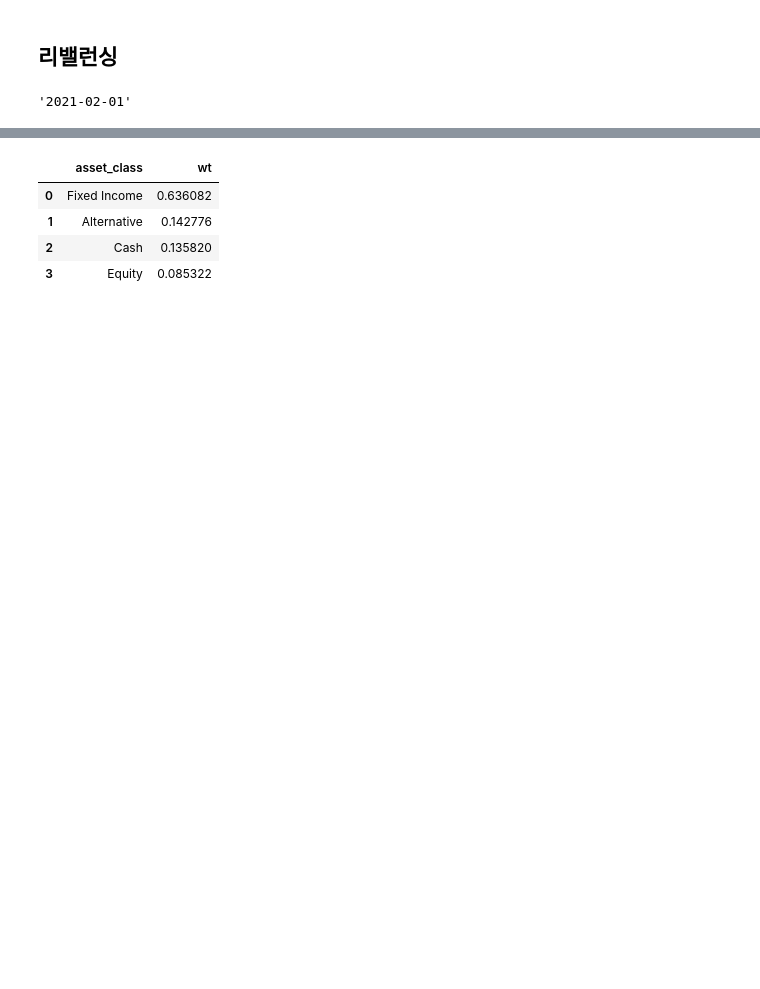
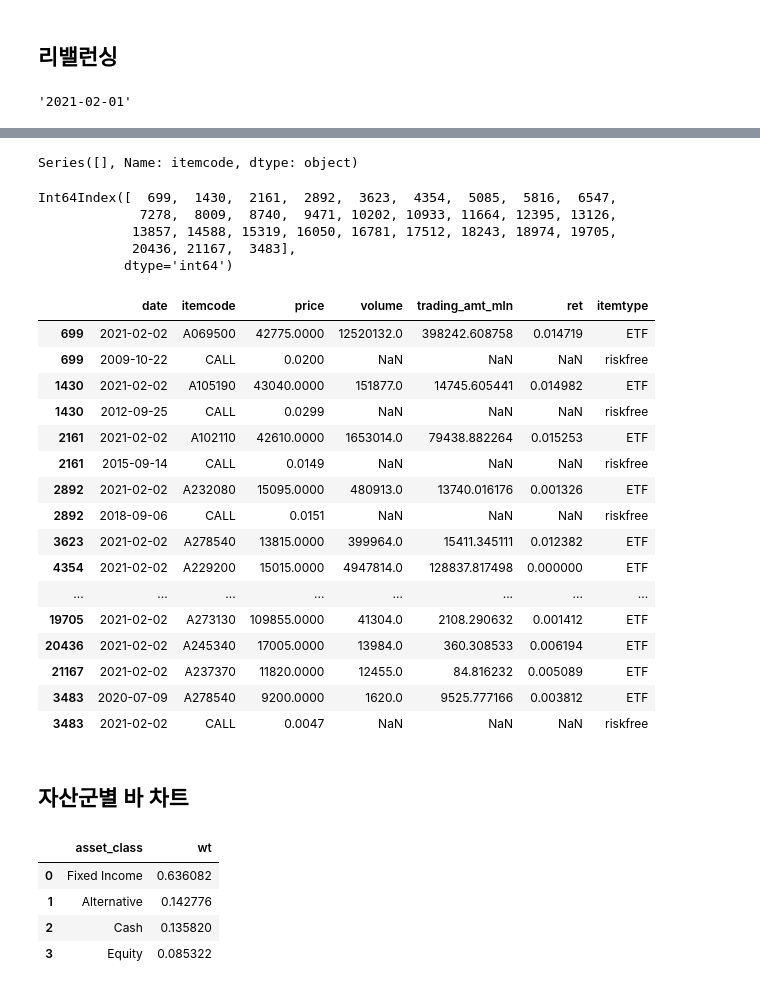
Before and after one commit to my2582/kisra, a Jupyter notebook: src/models/simulation.ipynb, the cells around one changed output, grey strips where cells are left out. Saved outputs shown, nothing was run; the diff lists cells and outputs as text; code cells hidden in the pictures; blank space fills up the shorter version.

```diff
--- a/src/models/simulation.ipynb
+++ b/src/models/simulation.ipynb
@@ -107,3 +184,37 @@ detail
+# %%
+price_itemcodes[price_itemcodes == True]
+# %% [output]
+Series([], Name: itemcode, dtype: object)
+# %%
+itemcode_idx
+# %% [output]
+Int64Index([  699,  1430,  2161,  2892,  3623,  4354,  5085,  5816,  6547,
+             7278,  8009,  8740,  9471, 10202, 10933, 11664, 12395, 13126,
+            13857, 14588, 15319, 16050, 16781, 17512, 18243, 18974, 19705,
+            20436, 21167,  3483],
+           dtype='int64')
+# %%
+price_db.loc[itemcode_idx]
+# %% [output]
+|  | date | itemcode | price | volume | trading_amt_mln | ret | itemtype |
+| 699 | 2021-02-02 | A069500 | 42775.0000 | 12520132.0 | 398242.608758 | 0.014719 | ETF |
+| 699 | 2009-10-22 | CALL | 0.0200 | NaN | NaN | NaN | riskfree |
+| 1430 | 2021-02-02 | A105190 | 43040.0000 | 151877.0 | 14745.605441 | 0.014982 | ETF |
+| 1430 | 2012-09-25 | CALL | 0.0299 | NaN | NaN | NaN | riskfree |
+| 2161 | 2021-02-02 | A102110 | 42610.0000 | 1653014.0 | 79438.882264 | 0.015253 | ETF |
+| 2161 | 2015-09-14 | CALL | 0.0149 | NaN | NaN | NaN | riskfree |
+| 2892 | 2021-02-02 | A232080 | 15095.0000 | 480913.0 | 13740.016176 | 0.001326 | ETF |
+| 2892 | 2018-09-06 | CALL | 0.0151 | NaN | NaN | NaN | riskfree |
+| 3623 | 2021-02-02 | A278540 | 13815.0000 | 399964.0 | 15411.345111 | 0.012382 | ETF |
+| 4354 | 2021-02-02 | A229200 | 15015.0000 | 4947814.0 | 128837.817498 | 0.000000 | ETF |
+| ... | ... | ... | ... | ... | ... | ... | ... |
+| 19705 | 2021-02-02 | A273130 | 109855.0000 | 41304.0 | 2108.290632 | 0.001412 | ETF |
+| 20436 | 2021-02-02 | A245340 | 17005.0000 | 13984.0 | 360.308533 | 0.006194 | ETF |
+| 21167 | 2021-02-02 | A237370 | 11820.0000 | 12455.0 | 84.816232 | 0.005089 | ETF |
+| 3483 | 2020-07-09 | A278540 | 9200.0000 | 1620.0 | 9525.777166 | 0.003812 | ETF |
+| 3483 | 2021-02-02 | CALL | 0.0047 | NaN | NaN | NaN | riskfree |
+# %% [markdown]
+## 자산군별 바 차트
 # %%
 import plotly.express as px
 # %%
```
Also changed, not shown: parts of 9 cells of this notebook, 1 other file.
